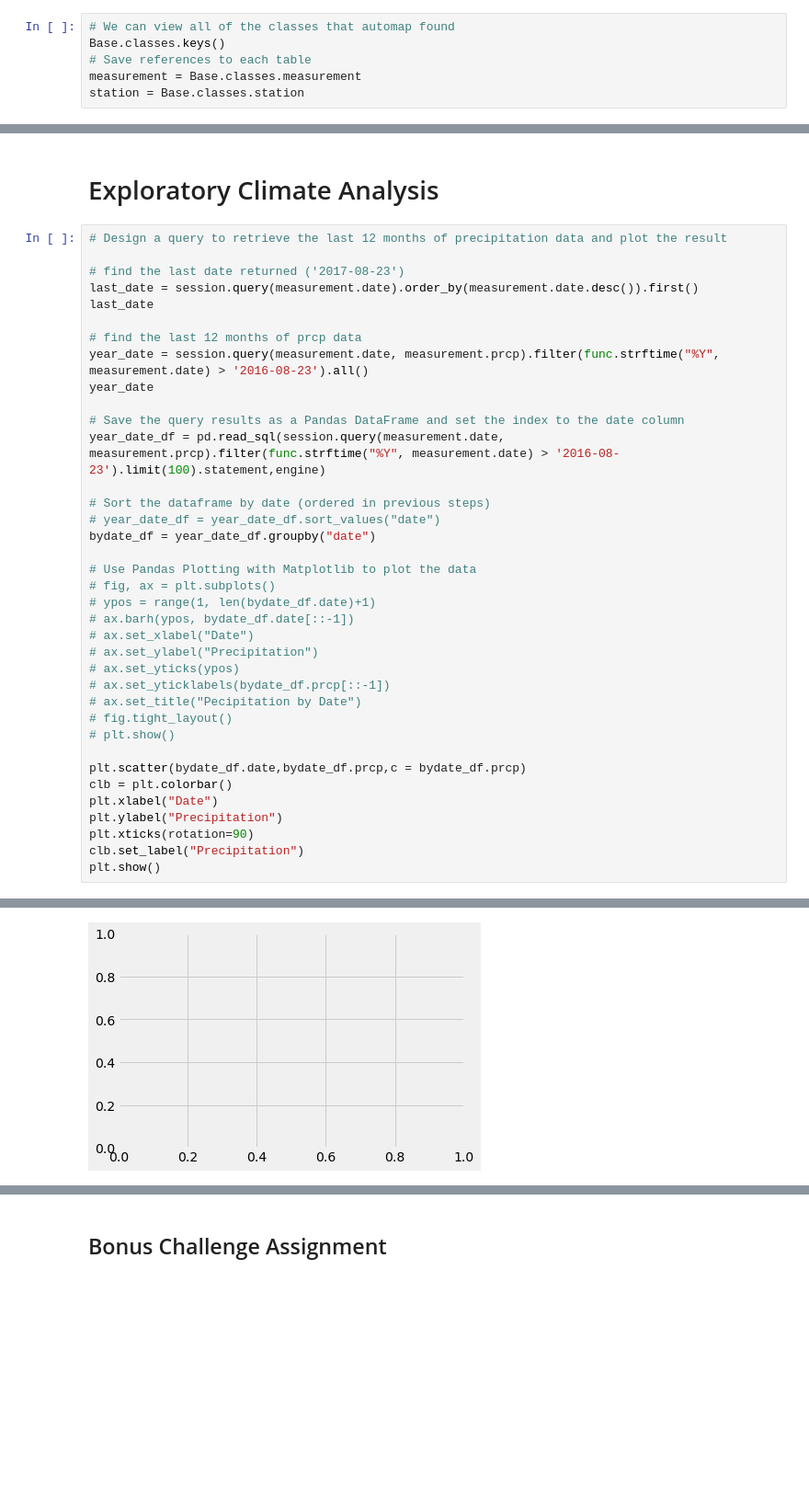
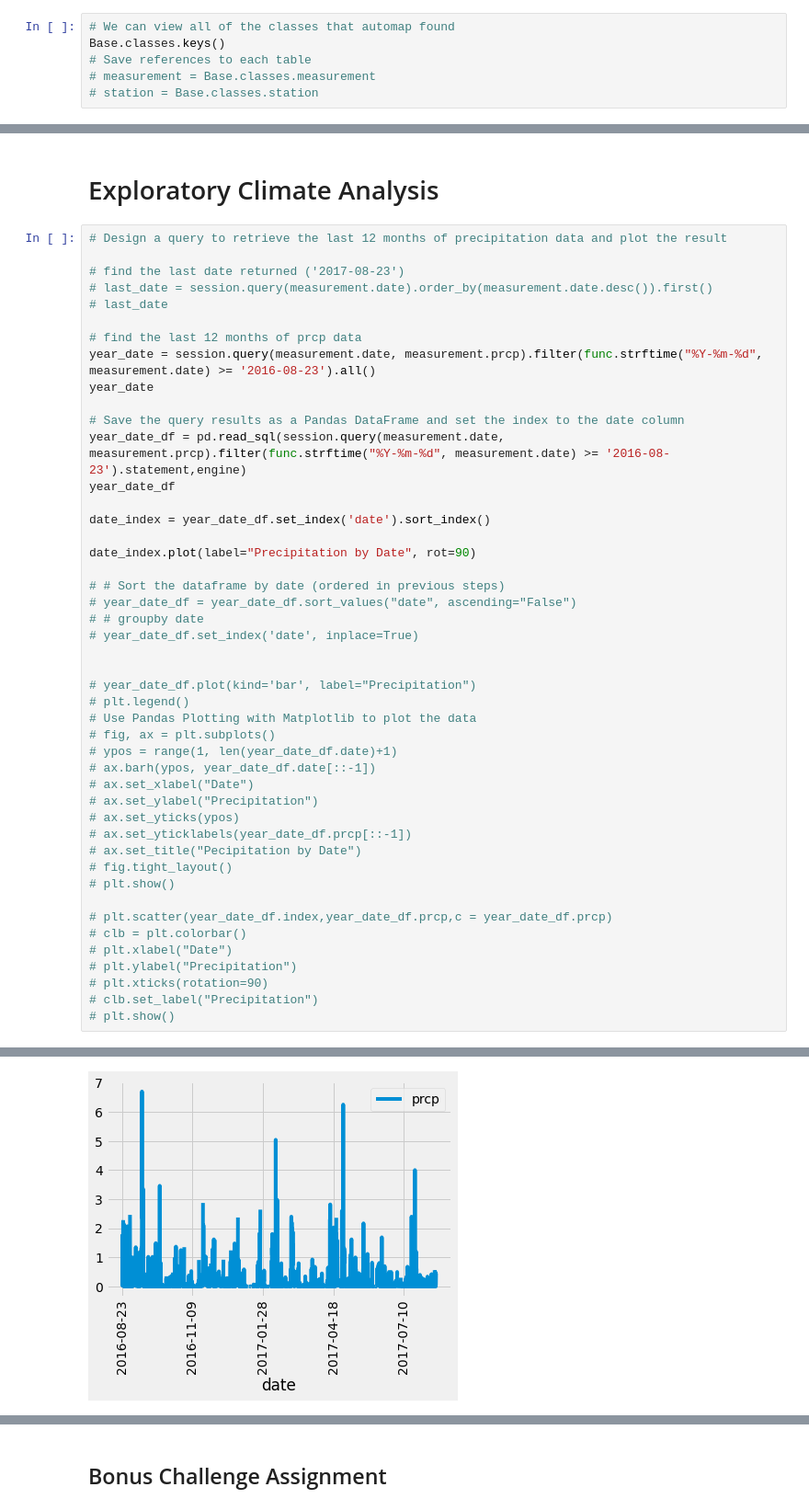
Before and after one commit to jddarby1108/sqlalchemy-challenge, a Jupyter notebook: climate_starter.ipynb, the cells around one changed output, grey strips where cells are left out. Shown: that part at 92% size. Drawn from its saved outputs; the diff is of its cells as text; blank space fills up the shorter version.

Commit message:
adding code through plot and station data

```diff
--- a/climate_starter.ipynb
+++ b/climate_starter.ipynb
@@ -28,5 +28,5 @@ Base.prepare(engine, reflect=True)
 # We can view all of the classes that automap found
 Base.classes.keys()
 # Save references to each table
-measurement = Base.classes.measurement
-station = Base.classes.station
+# measurement = Base.classes.measurement
+# station = Base.classes.station
@@ -79,37 +77,46 @@ for row in session.query(measurement.date, measurement.prcp).limit(5).all():
 # Design a query to retrieve the last 12 months of precipitation data and plot the result
 
 # find the last date returned ('2017-08-23')
-last_date = session.query(measurement.date).order_by(measurement.date.desc()).first()
-last_date
+# last_date = session.query(measurement.date).order_by(measurement.date.desc()).first()
+# last_date
 
 # find the last 12 months of prcp data
-year_date = session.query(measurement.date, measurement.prcp).filter(func.strftime("%Y", measurement.date) > '2016-08-23').all()
+year_date = session.query(measurement.date, measurement.prcp).filter(func.strftime("%Y-%m-%d", measurement.date) >= '2016-08-23').all()
 year_date
 
 # Save the query results as a Pandas DataFrame and set the index to the date column
-year_date_df = pd.read_sql(session.query(measurement.date, measurement.prcp).filter(func.strftime("%Y", measurement.date) > '2016-08-23').limit(100).statement,engine)
+year_date_df = pd.read_sql(session.query(measurement.date, measurement.prcp).filter(func.strftime("%Y-%m-%d", measurement.date) >= '2016-08-23').statement,engine)
+year_date_df
 
-# Sort the dataframe by date (ordered in previous steps)
-# year_date_df = year_date_df.sort_values("date")
-bydate_df = year_date_df.groupby("date")
+date_index = year_date_df.set_index('date').sort_index()
 
+date_index.plot(label="Precipitation by Date", rot=90)
+
+# # Sort the dataframe by date (ordered in previous steps)
+# year_date_df = year_date_df.sort_values("date", ascending="False")
+# # groupby date
+# year_date_df.set_index('date', inplace=True)
+
+
+# year_date_df.plot(kind='bar', label="Precipitation")
+# plt.legend()
 # Use Pandas Plotting with Matplotlib to plot the data
 # fig, ax = plt.subplots()
-# ypos = range(1, len(bydate_df.date)+1)
-# ax.barh(ypos, bydate_df.date[::-1])
+# ypos = range(1, len(year_date_df.date)+1)
+# ax.barh(ypos, year_date_df.date[::-1])
 # ax.set_xlabel("Date")
 # ax.set_ylabel("Precipitation")
 # ax.set_yticks(ypos)
-# ax.set_yticklabels(bydate_df.prcp[::-1])
+# ax.set_yticklabels(year_date_df.prcp[::-1])
 # ax.set_title("Pecipitation by Date")
 # fig.tight_layout()
 # plt.show()
 
-plt.scatter(bydate_df.date,bydate_df.prcp,c = bydate_df.prcp)
-clb = plt.colorbar()
-plt.xlabel("Date")
-plt.ylabel("Precipitation")
-plt.xticks(rotation=90)
-clb.set_label("Precipitation")
-plt.show()
+# plt.scatter(year_date_df.index,year_date_df.prcp,c = year_date_df.prcp)
+# clb = plt.colorbar()
+# plt.xlabel("Date")
+# plt.ylabel("Precipitation")
+# plt.xticks(rotation=90)
+# clb.set_label("Precipitation")
+# plt.show()
 # %% [output]
@@ -117,3 +124,3 @@ TypeError: unhashable type: 'numpy.ndarray'
-[figure, old version]
+[figure, new version]
 # %%
 # Use Pandas to calcualte the summary statistics for the precipitation data
```
Also changed, not shown: parts of 8 cells of this notebook.
